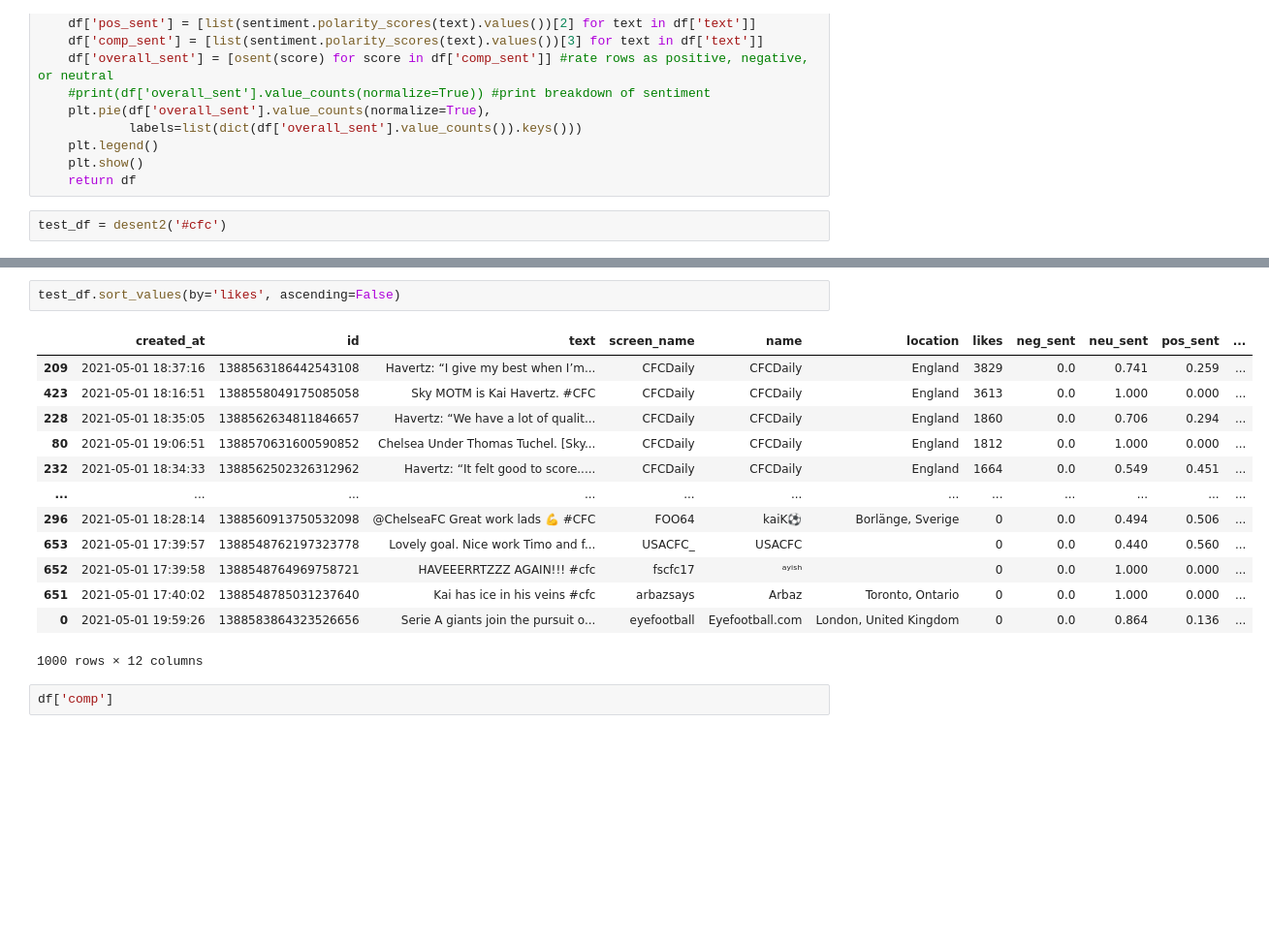
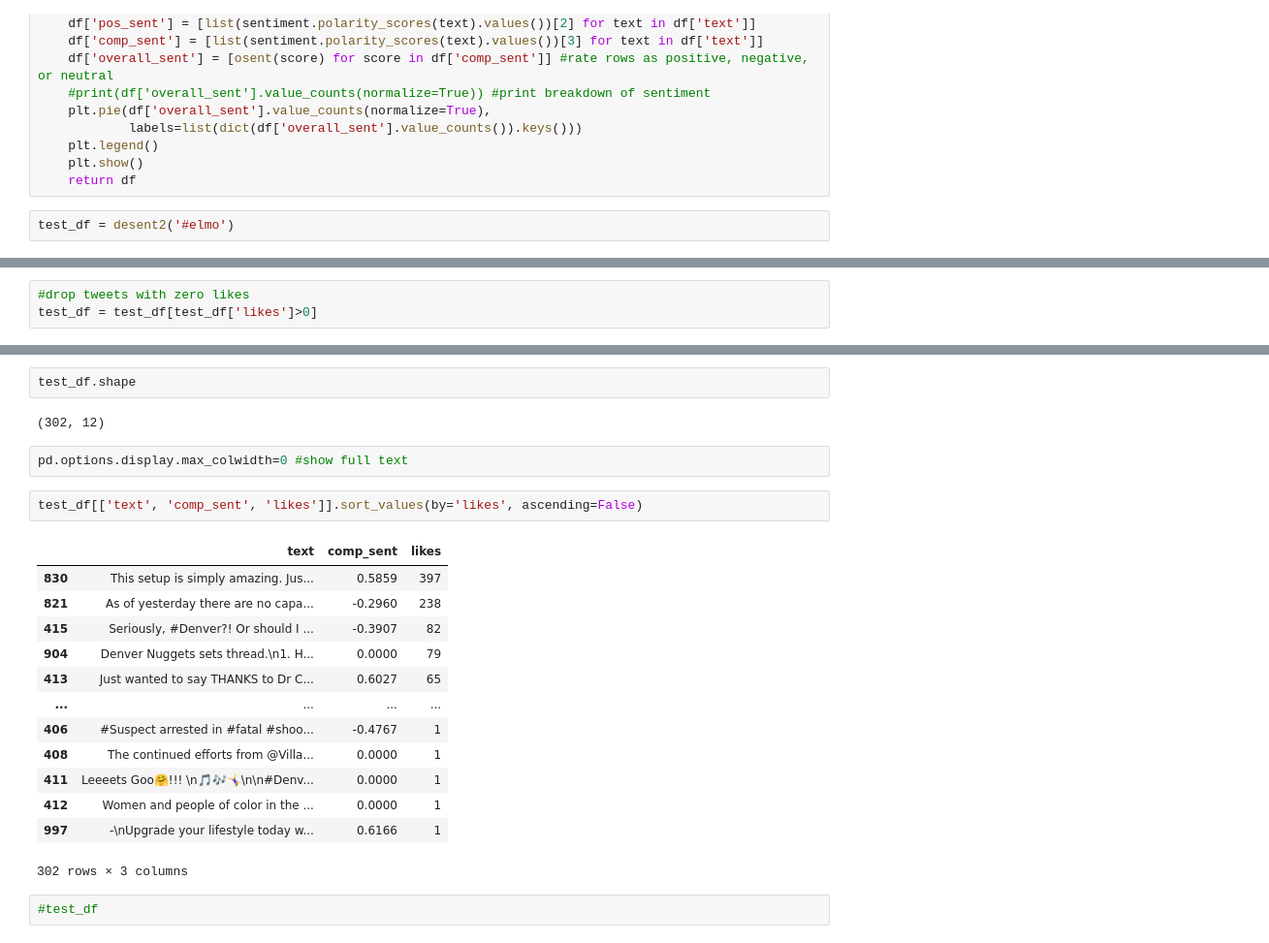
Before and after one commit to griffinwt/desent, a Jupyter notebook: Desent_func.ipynb, the cells around one changed output, grey strips where cells are left out. Shown at 97% size. Cells and saved outputs as stored; diff of their text form; blank space fills up the shorter version.

```diff
--- a/Desent_func.ipynb
+++ b/Desent_func.ipynb
@@ -141,5 +282,5 @@ def desent2(keyword, quantity=1000):
     plt.show()
     return df
 # %%
-test_df = desent2('#cfc')
+test_df = desent2('#elmo')
 # %% [output]
@@ -146,0 +340,3 @@ test_df = desent2('#cfc')
+# %%
+#drop tweets with zero likes
+test_df = test_df[test_df['likes']>0]
@@ -147,18 +390,24 @@ test_df = desent2('#cfc')
+# %%
+test_df.shape
+# %% [output]
+(302, 12)
+# %%
+pd.options.display.max_colwidth=0 #show full text
 # %%
-test_df.sort_values(by='likes', ascending=False)
+test_df[['text', 'comp_sent', 'likes']].sort_values(by='likes', ascending=False)
 # %% [output]
-|  | created_at | id | text | screen_name | name | location | likes | neg_sent | neu_sent | pos_sent | ... |
-| 209 | 2021-05-01 18:37:16 | 1388563186442543108 | Havertz: “I give my best when I’m... | CFCDaily | CFCDaily | England | 3829 | 0.0 | 0.741 | 0.259 | ... |
-| 423 | 2021-05-01 18:16:51 | 1388558049175085058 | Sky MOTM is Kai Havertz. #CFC | CFCDaily | CFCDaily | England | 3613 | 0.0 | 1.000 | 0.000 | ... |
-| 228 | 2021-05-01 18:35:05 | 1388562634811846657 | Havertz: “We have a lot of qualit... | CFCDaily | CFCDaily | England | 1860 | 0.0 | 0.706 | 0.294 | ... |
-| 80 | 2021-05-01 19:06:51 | 1388570631600590852 | Chelsea Under Thomas Tuchel. [Sky... | CFCDaily | CFCDaily | England | 1812 | 0.0 | 1.000 | 0.000 | ... |
-| 232 | 2021-05-01 18:34:33 | 1388562502326312962 | Havertz: “It felt good to score..... | CFCDaily | CFCDaily | England | 1664 | 0.0 | 0.549 | 0.451 | ... |
-| ... | ... | ... | ... | ... | ... | ... | ... | ... | ... | ... | ... |
-| 296 | 2021-05-01 18:28:14 | 1388560913750532098 | @ChelseaFC Great work lads 💪 #CFC | FOO64 | kaiK⚽ | Borlänge, Sverige | 0 | 0.0 | 0.494 | 0.506 | ... |
-| 653 | 2021-05-01 17:39:57 | 1388548762197323778 | Lovely goal. Nice work Timo and f... | USACFC_ | USACFC |  | 0 | 0.0 | 0.440 | 0.560 | ... |
-| 652 | 2021-05-01 17:39:58 | 1388548764969758721 | HAVEEERRTZZZ AGAIN!!! #cfc | fscfc17 | ᵃʸⁱˢʰ |  | 0 | 0.0 | 1.000 | 0.000 | ... |
-| 651 | 2021-05-01 17:40:02 | 1388548785031237640 | Kai has ice in his veins #cfc | arbazsays | Arbaz | Toronto, Ontario | 0 | 0.0 | 1.000 | 0.000 | ... |
-| 0 | 2021-05-01 19:59:26 | 1388583864323526656 | Serie A giants join the pursuit o... | eyefootball | Eyefootball.com | London, United Kingdom | 0 | 0.0 | 0.864 | 0.136 | ... |
+|  | text | comp_sent | likes |
+| 830 | This setup is simply amazing. Jus... | 0.5859 | 397 |
+| 821 | As of yesterday there are no capa... | -0.2960 | 238 |
+| 415 | Seriously, #Denver?! Or should I ... | -0.3907 | 82 |
+| 904 | Denver Nuggets sets thread.\n1. H... | 0.0000 | 79 |
+| 413 | Just wanted to say THANKS to Dr C... | 0.6027 | 65 |
+| ... | ... | ... | ... |
+| 406 | #Suspect arrested in #fatal #shoo... | -0.4767 | 1 |
+| 408 | The continued efforts from @Villa... | 0.0000 | 1 |
+| 411 | Leeeets Goo🤗!!! \n🎵🎶🤸‍♀️\n\n#Denv... | 0.0000 | 1 |
+| 412 | Women and people of color in the ... | 0.0000 | 1 |
+| 997 | -\nUpgrade your lifestyle today w... | 0.6166 | 1 |
-1000 rows × 12 columns
+302 rows × 3 columns
-# %%
-df['comp']
+# %%
+#test_df
```
Also changed, not shown: parts of 28 cells of this notebook.
